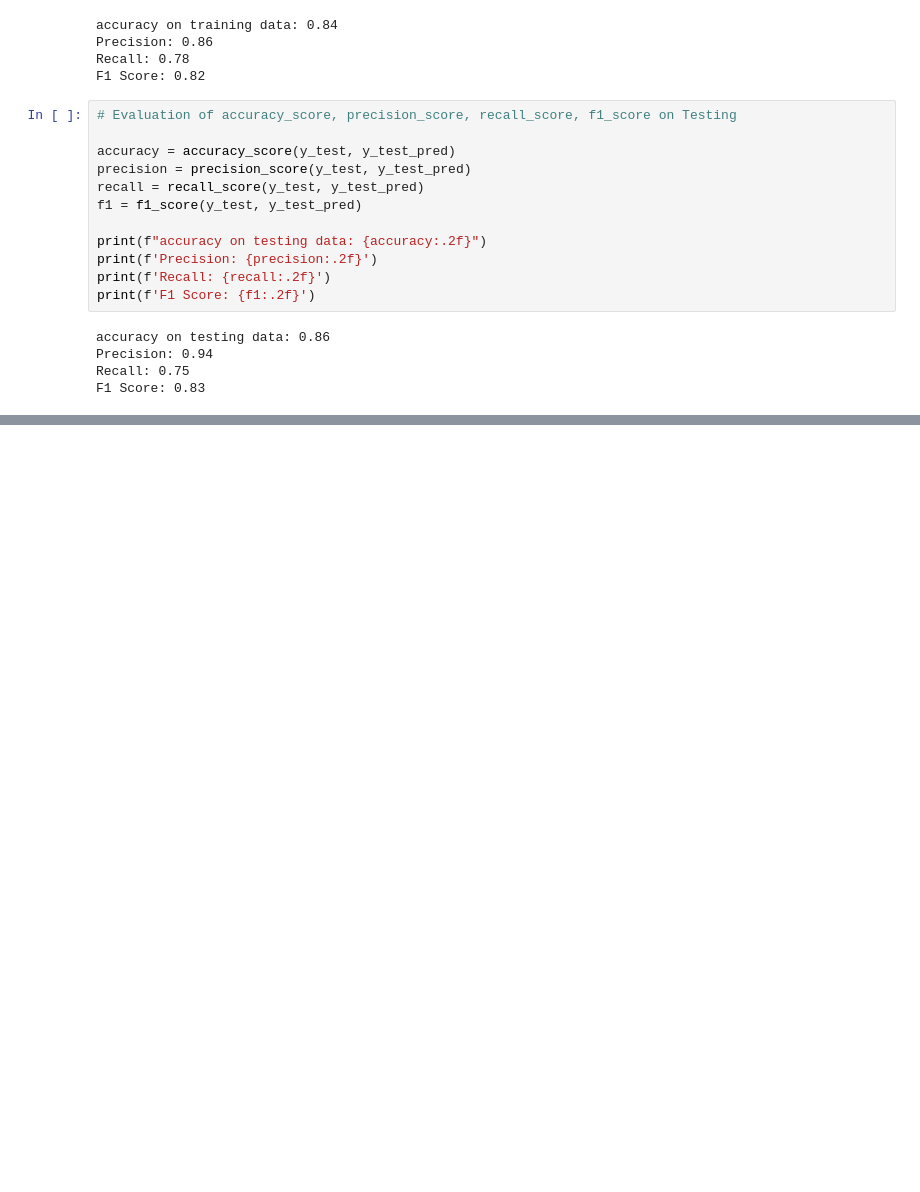
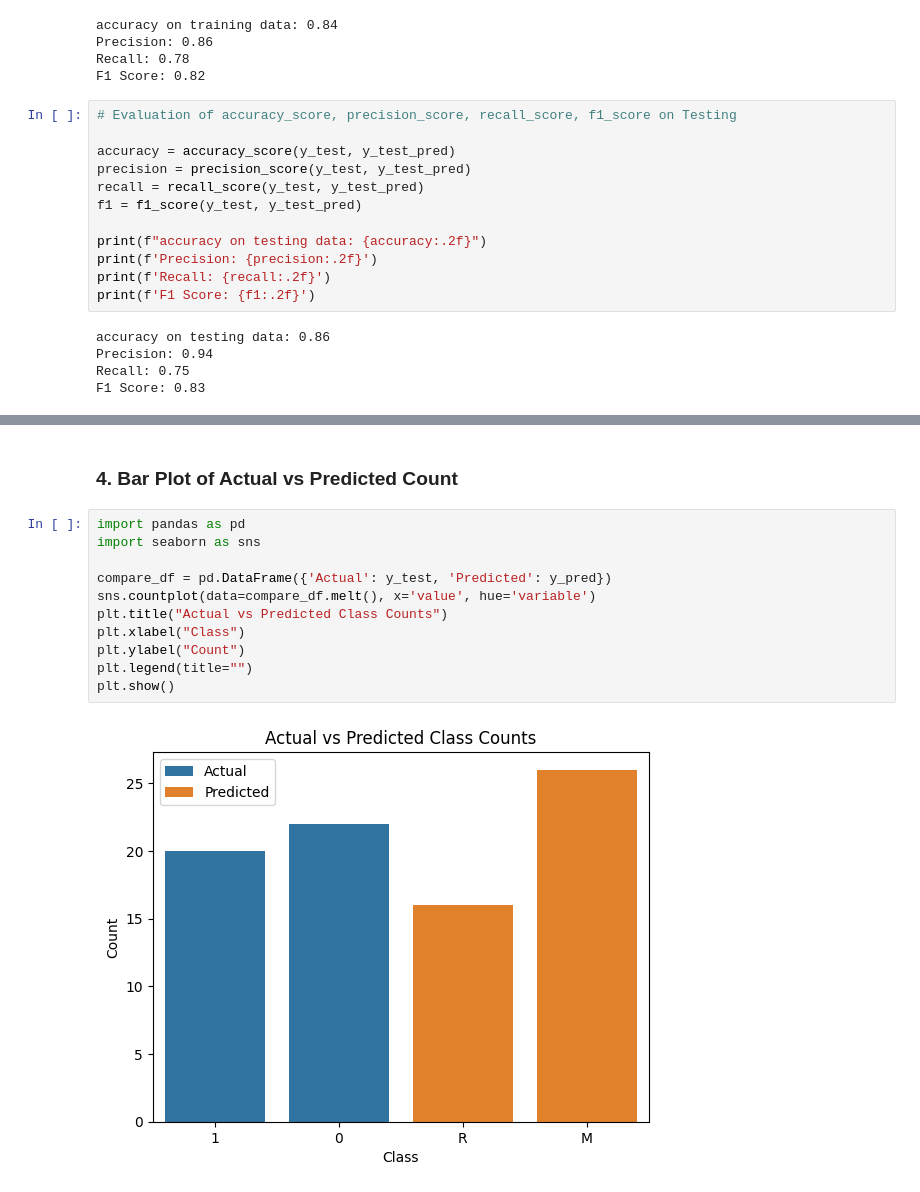
Before and after one commit to bainash10/Logistic-Regression-Sonar-Rock-vs-Mine-Prediction, a Jupyter notebook: main.ipynb, the cells around one changed output, grey strips where cells are left out. Drawn from its saved outputs; the diff is of its cells as text; blank space fills up the shorter version.

```diff
--- a/main.ipynb
+++ b/main.ipynb
@@ -405,0 +480,15 @@ F1 Score: 0.83
+# %% [markdown]
+### 4. Bar Plot of Actual vs Predicted Count
+# %%
+import pandas as pd
+import seaborn as sns
+
+compare_df = pd.DataFrame({'Actual': y_test, 'Predicted': y_pred})
+sns.countplot(data=compare_df.melt(), x='value', hue='variable')
+plt.title("Actual vs Predicted Class Counts")
+plt.xlabel("Class")
+plt.ylabel("Count")
+plt.legend(title="")
+plt.show()
+# %% [output]
+[figure, added]
```
Also changed, not shown: parts of 10 cells of this notebook.
